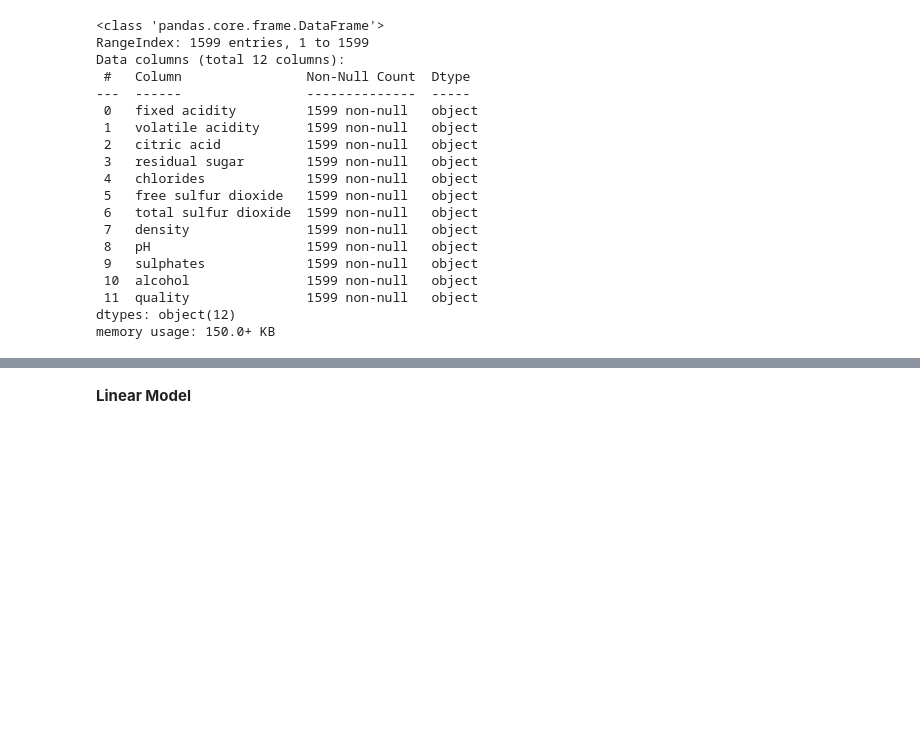
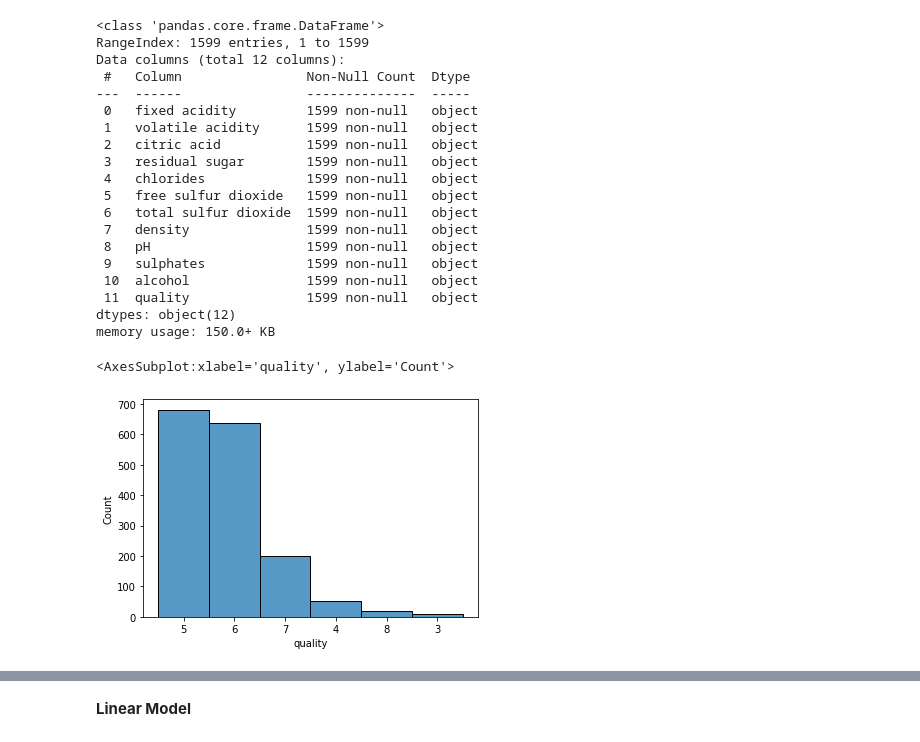
Before and after one commit to Ok3ks/Tabular_data, a Jupyter notebook: Red_wine_assess .ipynb, the cells around one changed output, grey strips where cells are left out. Saved outputs shown, nothing was run; the diff lists cells and outputs as text; code cells hidden in the pictures; blank space fills up the shorter version.

```diff
--- a/Red_wine_assess .ipynb
+++ b/Red_wine_assess .ipynb
@@ -14,10 +31,9 @@ with open(files) as f:
     line = re.sub("(\n)","",line)
     content.append(line.split(';'))
 # %%
-red_wine_df = pd.DataFrame(content, columns = ["fixed acidity","volatile acidity", "citric acid", "residual sugar", "chlorides", "free sulfur dioxide", "total sulfur dioxide","density","pH","sulphates","alcohol","quality"])
+columns = ["fixed acidity","volatile acidity", "citric acid", "residual sugar", "chlorides", "free sulfur dioxide", "total sulfur dioxide","density","pH","sulphates","alcohol","quality"]
+red_wine_df = pd.DataFrame(content, columns = columns)
 red_wine_df.drop([0], inplace = True)
 
 red_wine_df.sample(frac= 1.0)
-
-y = red_wine_df['quality']
-x = red_wine_df[["fixed acidity","volatile acidity", "citric acid", "residual sugar", "chlorides", "free sulfur dioxide", "total sulfur dioxide","density","pH","sulphates","alcohol"]]
+red_wine_df
@@ -43,3 +73,9 @@ Data columns (total 12 columns):
  11  quality               1599 non-null   object
 dtypes: object(12)
 memory usage: 150.0+ KB
+# %%
+#plt.scatter(red_wine_df['quality'], red_wine_df['alcohol'])
+sns.histplot(red_wine_df['quality'])
+# %% [output]
+<AxesSubplot:xlabel='quality', ylabel='Count'>
+[figure, added]
```
Also changed, not shown: parts of 39 cells of this notebook, 3 other files.
